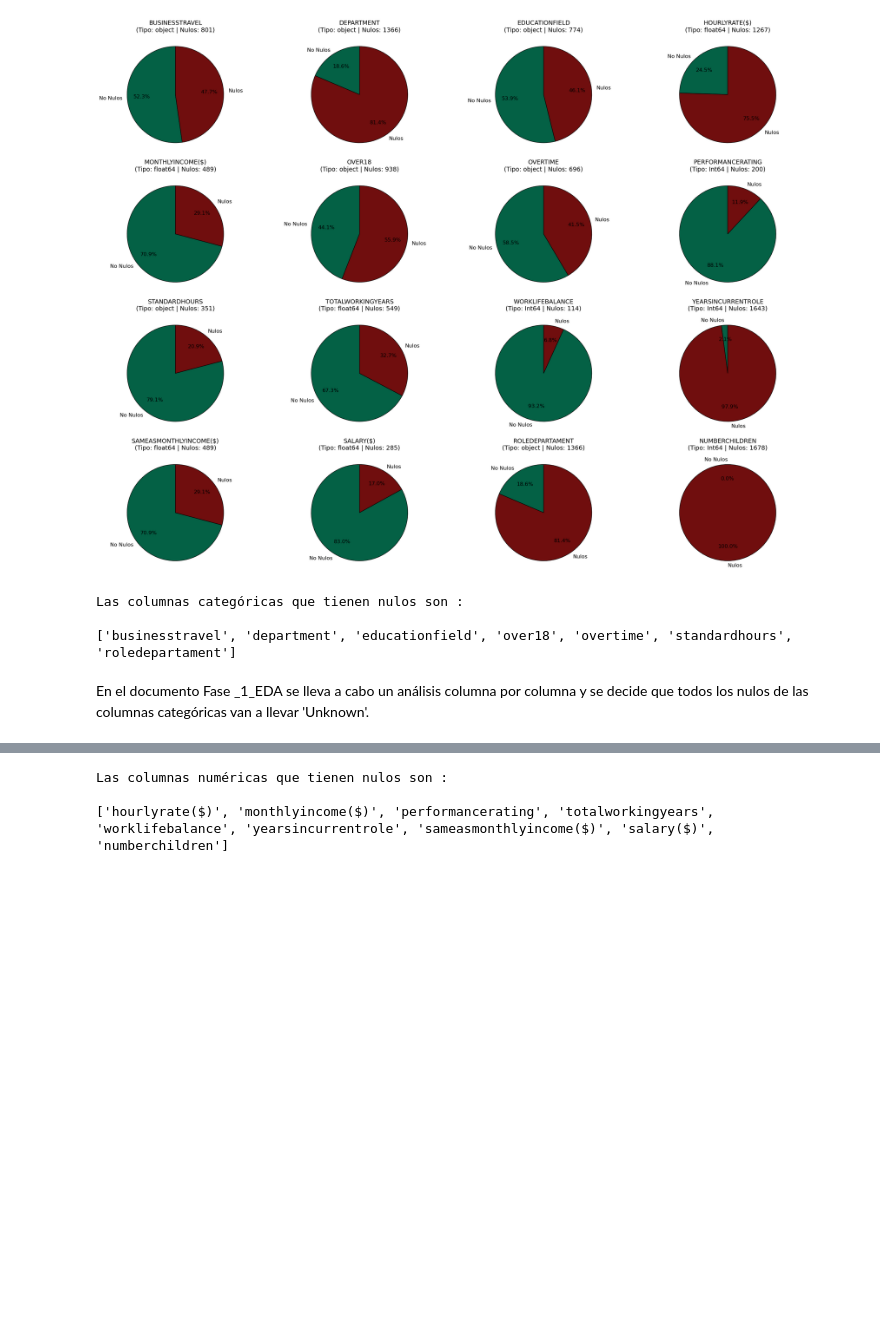
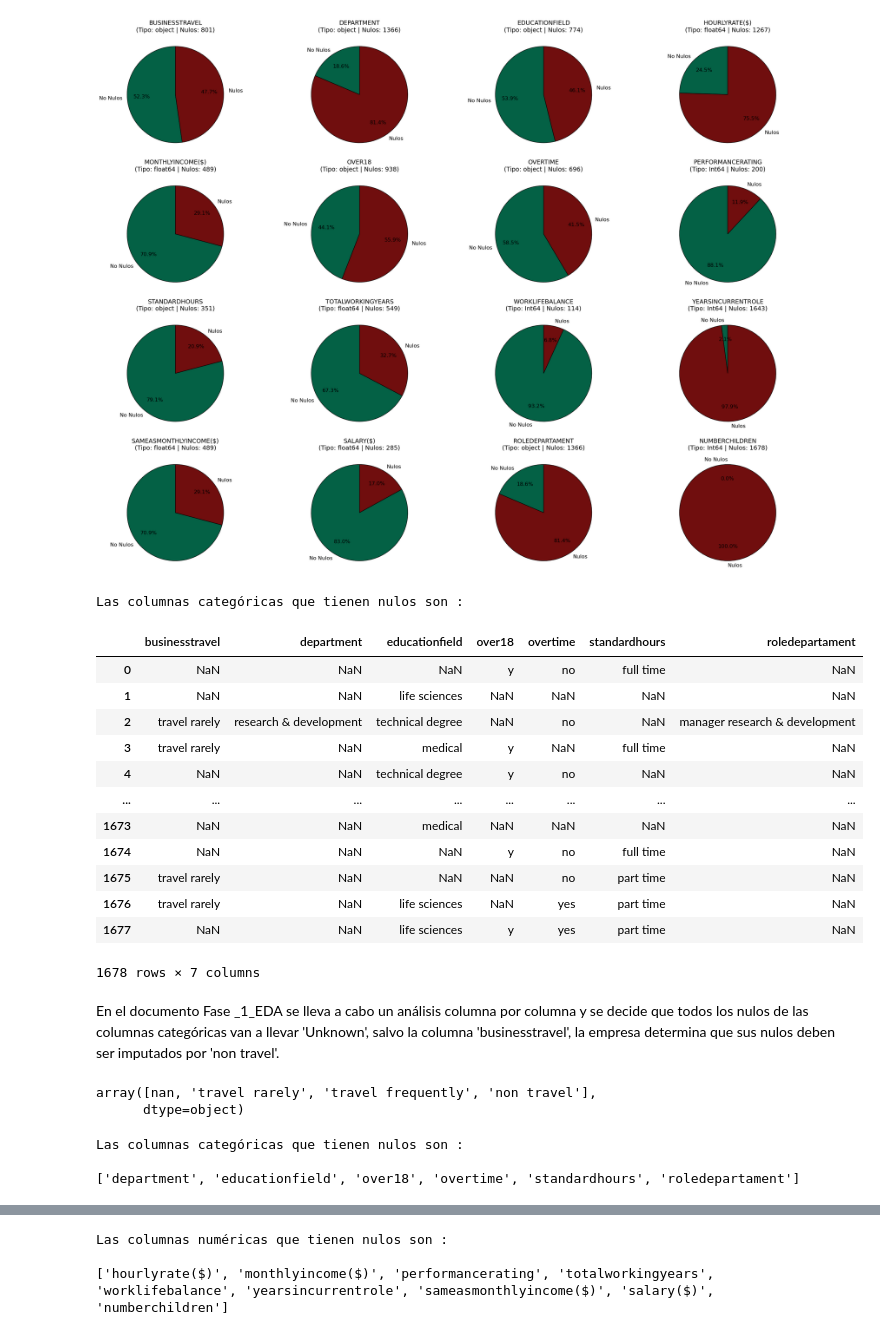
Before and after one commit to NIEVESPA/project-da-promo-60-modulo-3-team-3, a Jupyter notebook: FINAL/Fase_2_limpieza_datos.ipynb, the cells around one changed output, grey strips where cells are left out. Cells and saved outputs as stored; diff of their text form; code cells hidden in the pictures; blank space fills up the shorter version.

```diff
--- a/FINAL/Fase_2_limpieza_datos.ipynb
+++ b/FINAL/Fase_2_limpieza_datos.ipynb
@@ -198,12 +198,27 @@ if num_columnas > 0: #CALCULA EL TAMAÑO DE LA CUADRICULA EN FUNCIÓN DE LAS COL
 Tenemos un total de 16 columnas con nulos.
 [figure]
 # %%
-nulos_cat = df[df.columns[df.isnull().any()]].select_dtypes(include = 'O').columns.tolist()
 print("Las columnas categóricas que tienen nulos son : \n ")
-print(nulos_cat)
+df[df.columns[df.isnull().any()]].select_dtypes(include = 'O')
 # %% [output]
 Las columnas categóricas que tienen nulos son :
-
-['businesstravel', 'department', 'educationfield', 'over18', 'overtime', 'standardhours', 'roledepartament']
+|  | businesstravel | department | educationfield | over18 | overtime | standardhours | roledepartament |
+| 0 | NaN | NaN | NaN | y | no | full time | NaN |
+| 1 | NaN | NaN | life sciences | NaN | NaN | NaN | NaN |
+| 2 | travel rarely | research & development | technical degree | NaN | no | NaN | manager research & development |
+| 3 | travel rarely | NaN | medical | y | NaN | full time | NaN |
+| 4 | NaN | NaN | technical degree | y | no | NaN | NaN |
+| ... | ... | ... | ... | ... | ... | ... | ... |
+| 1673 | NaN | NaN | medical | NaN | NaN | NaN | NaN |
+| 1674 | NaN | NaN | NaN | y | no | full time | NaN |
+| 1675 | travel rarely | NaN | NaN | NaN | no | part time | NaN |
+| 1676 | travel rarely | NaN | life sciences | NaN | yes | part time | NaN |
+| 1677 | NaN | NaN | life sciences | y | yes | part time | NaN |
+1678 rows × 7 columns
 # %% [markdown]
-En el documento Fase _1_EDA se lleva a cabo un análisis columna por columna y se decide que todos los nulos de las columnas categóricas van a llevar 'Unknown'.
+En el documento Fase _1_EDA se lleva a cabo un análisis columna por columna y se decide que todos los nulos de las columnas categóricas van a llevar 'Unknown', salvo la columna 'businesstravel', la empresa determina que sus nulos deben ser imputados por 'non travel'.
+# %%
+df['businesstravel'].unique()
+# %% [output]
+array([nan, 'travel rarely', 'travel frequently', 'non travel'],
+      dtype=object)
@@ -210,3 +227,11 @@ En el documento Fase _1_EDA se lleva a cabo un análisis columna por columna y s
+# %%
+nulos_cat = df[df.columns[df.isnull().any()]].select_dtypes(include = 'O').columns.tolist()
+print("Las columnas categóricas que tienen nulos son : \n ")
+print(nulos_cat)
+# %% [output]
+Las columnas categóricas que tienen nulos son :
+
+['department', 'educationfield', 'over18', 'overtime', 'standardhours', 'roledepartament']
 # %%
 #LIMPIEZA COLUMNAS CATEGÓRICAS
 for c in nulos_cat:
```
Also changed, not shown: parts of 3 cells of this notebook, 1 other file.
